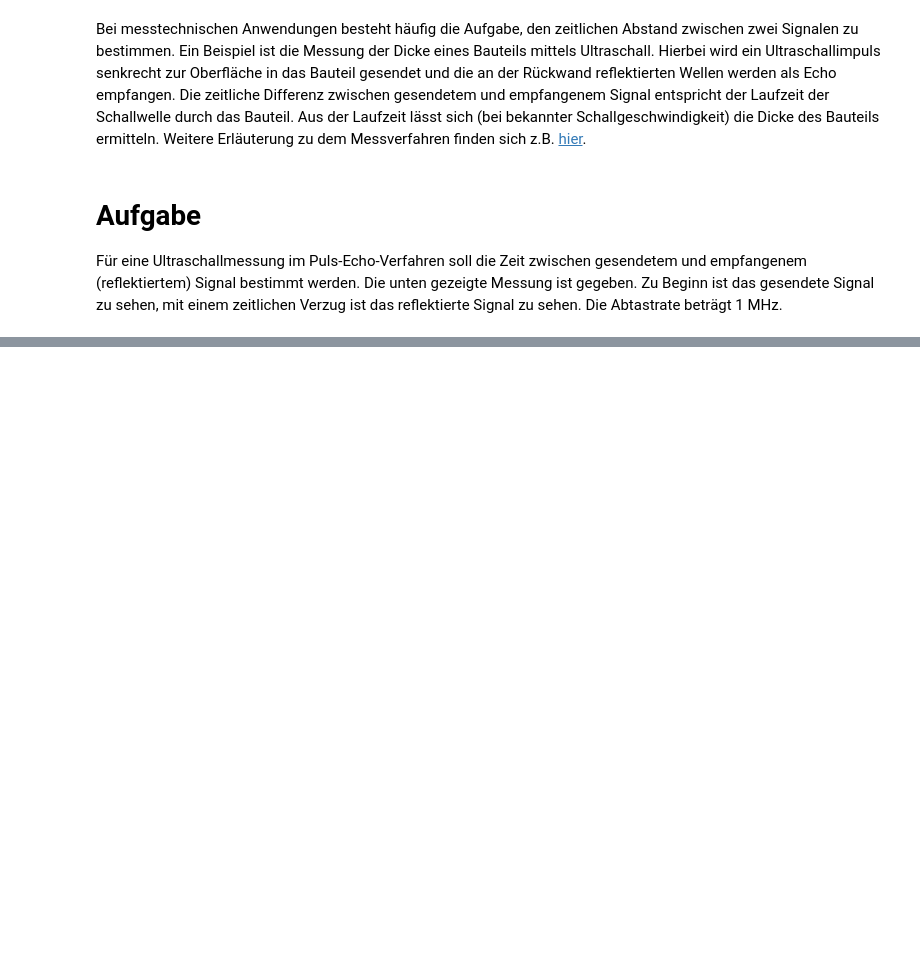
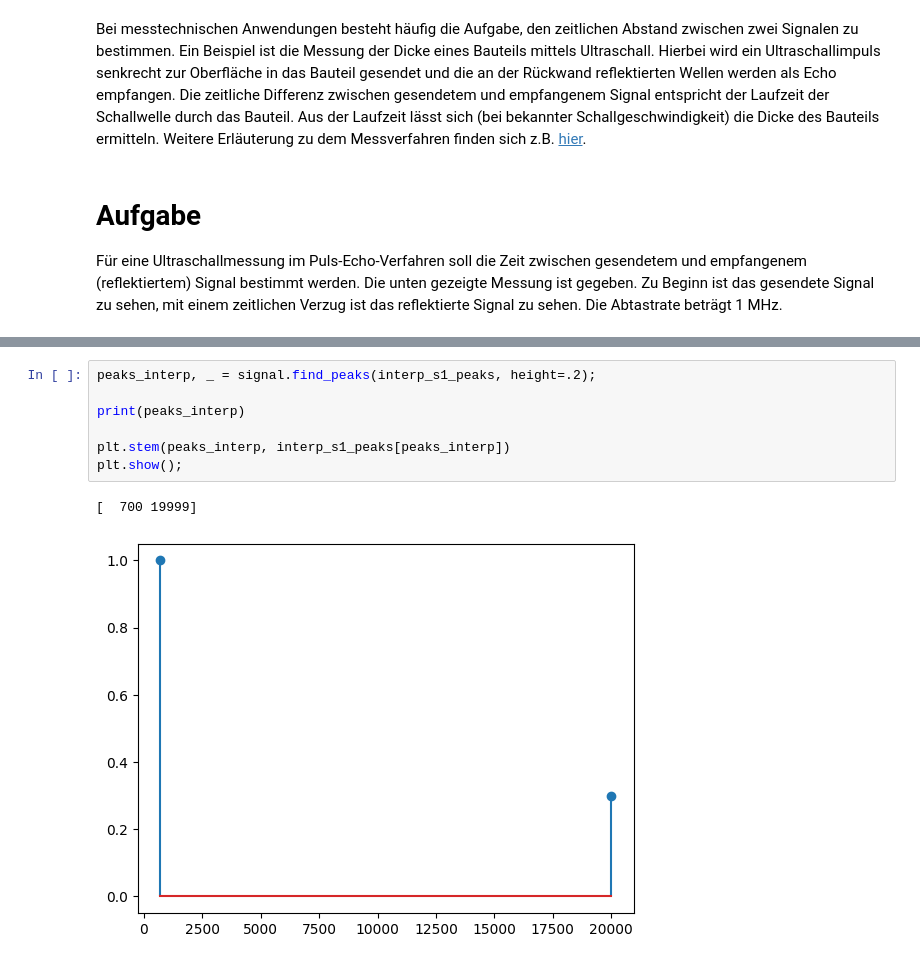
Before and after one commit to Nummer42O/Praktikum_Signalverarbeitung, a Jupyter notebook: P4/SigProc_Praktikum04.ipynb, the cells around one changed output, grey strips where cells are left out. Cells and saved outputs as stored; diff of their text form; blank space fills up the shorter version.

```diff
--- a/P4/SigProc_Praktikum04.ipynb
+++ b/P4/SigProc_Praktikum04.ipynb
@@ -27,0 +50,10 @@ plt.show()
+# %%
+peaks_interp, _ = signal.find_peaks(interp_s1_peaks, height=.2);
+
+print(peaks_interp)
+
+plt.stem(peaks_interp, interp_s1_peaks[peaks_interp])
+plt.show();
+# %% [output]
+[  700 19999]
+[figure, added]
```
Also changed, not shown: parts of 19 cells of this notebook.
